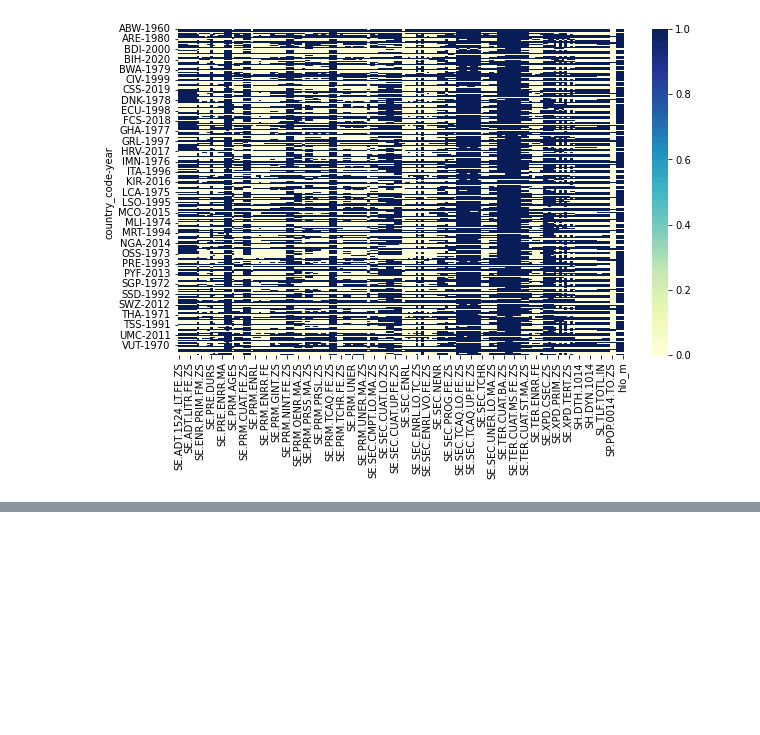
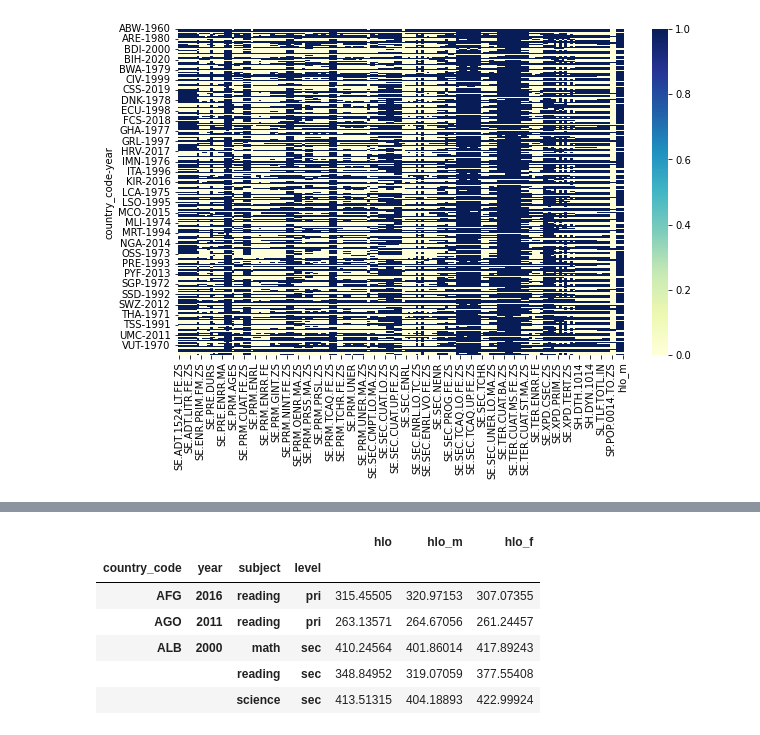
Before and after one commit to MarkusKiesel93/VisualDS_education_dashboard, a Jupyter notebook: wrangle.ipynb, the cells around one changed output, grey strips where cells are left out. Cells and saved outputs as stored; diff of their text form; code cells hidden in the pictures; blank space fills up the shorter version.

```diff
--- a/wrangle.ipynb
+++ b/wrangle.ipynb
@@ -357,0 +400,13 @@ plt.show()
+# %%
+from data import get_hlo_data
+
+df = get_hlo_data()
+df.head()
+# %% [output]
+|  |  |  |  | hlo | hlo_m | hlo_f |
+| country_code | year | subject | level |  |  |  |
+| AFG | 2016 | reading | pri | 315.45505 | 320.97153 | 307.07355 |
+| AGO | 2011 | reading | pri | 263.13571 | 264.67056 | 261.24457 |
+| ALB | 2000 | math | sec | 410.24564 | 401.86014 | 417.89243 |
+|  |  | reading | sec | 348.84952 | 319.07059 | 377.55408 |
+|  |  | science | sec | 413.51315 | 404.18893 | 422.99924 |
```
Also changed, not shown: parts of 8 cells of this notebook, 3 other files.
